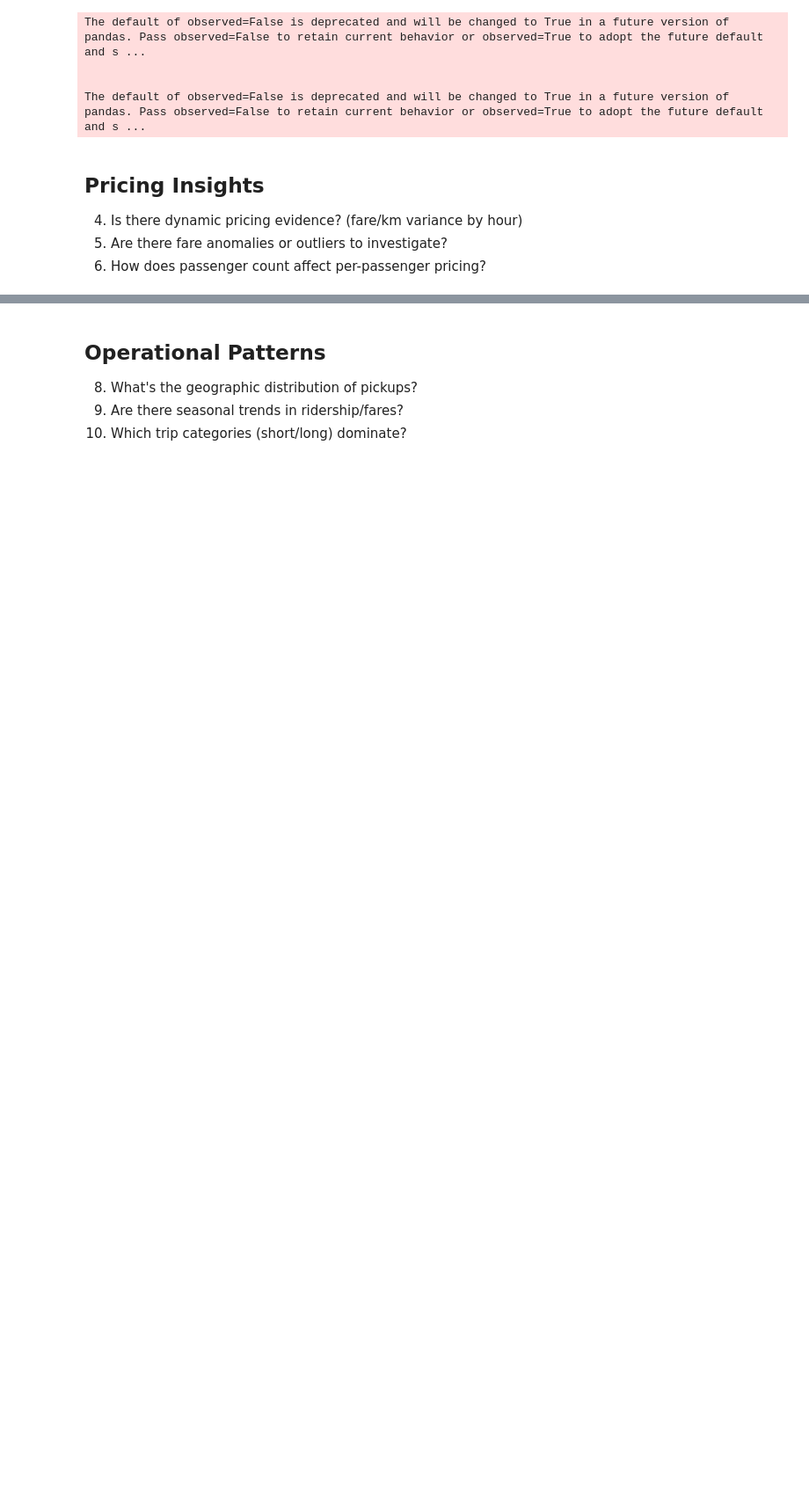
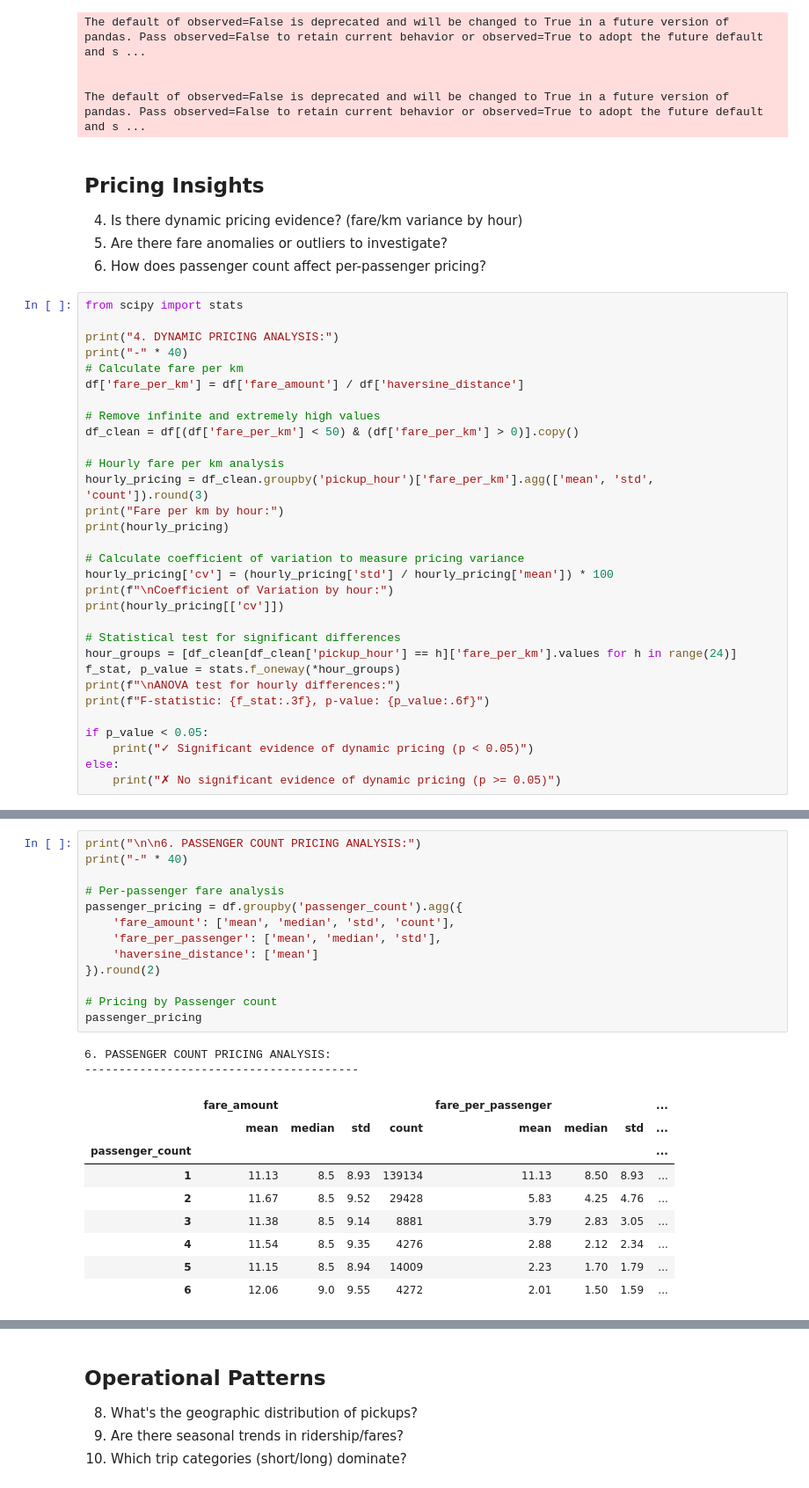
Before and after one commit to necromet/Uber-Fares-Analysis, a Jupyter notebook: uber-fares-analysis.ipynb, the cells around one changed output, grey strips where cells are left out. Shown at 88% size. Cells and saved outputs as stored; diff of their text form; blank space fills up the shorter version.

```diff
--- a/uber-fares-analysis.ipynb
+++ b/uber-fares-analysis.ipynb
@@ -183,3 +183,34 @@ The default of observed=False is deprecated and will be changed to True in a fut
 4. Is there dynamic pricing evidence? (fare/km variance by hour)
 5. Are there fare anomalies or outliers to investigate?
 6. How does passenger count affect per-passenger pricing?
+# %%
+from scipy import stats
+
+print("4. DYNAMIC PRICING ANALYSIS:")
+print("-" * 40)
+# Calculate fare per km
+df['fare_per_km'] = df['fare_amount'] / df['haversine_distance']
+
+# Remove infinite and extremely high values
+df_clean = df[(df['fare_per_km'] < 50) & (df['fare_per_km'] > 0)].copy()
+
+# Hourly fare per km analysis
+hourly_pricing = df_clean.groupby('pickup_hour')['fare_per_km'].agg(['mean', 'std', 'count']).round(3)
+print("Fare per km by hour:")
+print(hourly_pricing)
+
+# Calculate coefficient of variation to measure pricing variance
+hourly_pricing['cv'] = (hourly_pricing['std'] / hourly_pricing['mean']) * 100
+print(f"\nCoefficient of Variation by hour:")
+print(hourly_pricing[['cv']])
+
+# Statistical test for significant differences
+hour_groups = [df_clean[df_clean['pickup_hour'] == h]['fare_per_km'].values for h in range(24)]
+f_stat, p_value = stats.f_oneway(*hour_groups)
+print(f"\nANOVA test for hourly differences:")
+print(f"F-statistic: {f_stat:.3f}, p-value: {p_value:.6f}")
+
+if p_value < 0.05:
+    print("✓ Significant evidence of dynamic pricing (p < 0.05)")
+else:
+    print("✗ No significant evidence of dynamic pricing (p >= 0.05)")
@@ -185,0 +281,25 @@ The default of observed=False is deprecated and will be changed to True in a fut
+# %%
+print("\n\n6. PASSENGER COUNT PRICING ANALYSIS:")
+print("-" * 40)
+
+# Per-passenger fare analysis
+passenger_pricing = df.groupby('passenger_count').agg({
+    'fare_amount': ['mean', 'median', 'std', 'count'],
+    'fare_per_passenger': ['mean', 'median', 'std'],
+    'haversine_distance': ['mean']
+}).round(2)
+
+# Pricing by Passenger count
+passenger_pricing
+# %% [output]
+6. PASSENGER COUNT PRICING ANALYSIS:
+----------------------------------------
+|  | fare_amount |  |  |  | fare_per_passenger |  |  | ... |
+|  | mean | median | std | count | mean | median | std | ... |
+| passenger_count |  |  |  |  |  |  |  | ... |
+| 1 | 11.13 | 8.5 | 8.93 | 139134 | 11.13 | 8.50 | 8.93 | ... |
+| 2 | 11.67 | 8.5 | 9.52 | 29428 | 5.83 | 4.25 | 4.76 | ... |
+| 3 | 11.38 | 8.5 | 9.14 | 8881 | 3.79 | 2.83 | 3.05 | ... |
+| 4 | 11.54 | 8.5 | 9.35 | 4276 | 2.88 | 2.12 | 2.34 | ... |
+| 5 | 11.15 | 8.5 | 8.94 | 14009 | 2.23 | 1.70 | 1.79 | ... |
+| 6 | 12.06 | 9.0 | 9.55 | 4272 | 2.01 | 1.50 | 1.59 | ... |
```
Also changed, not shown: parts of 4 cells of this notebook, 4 other files.
